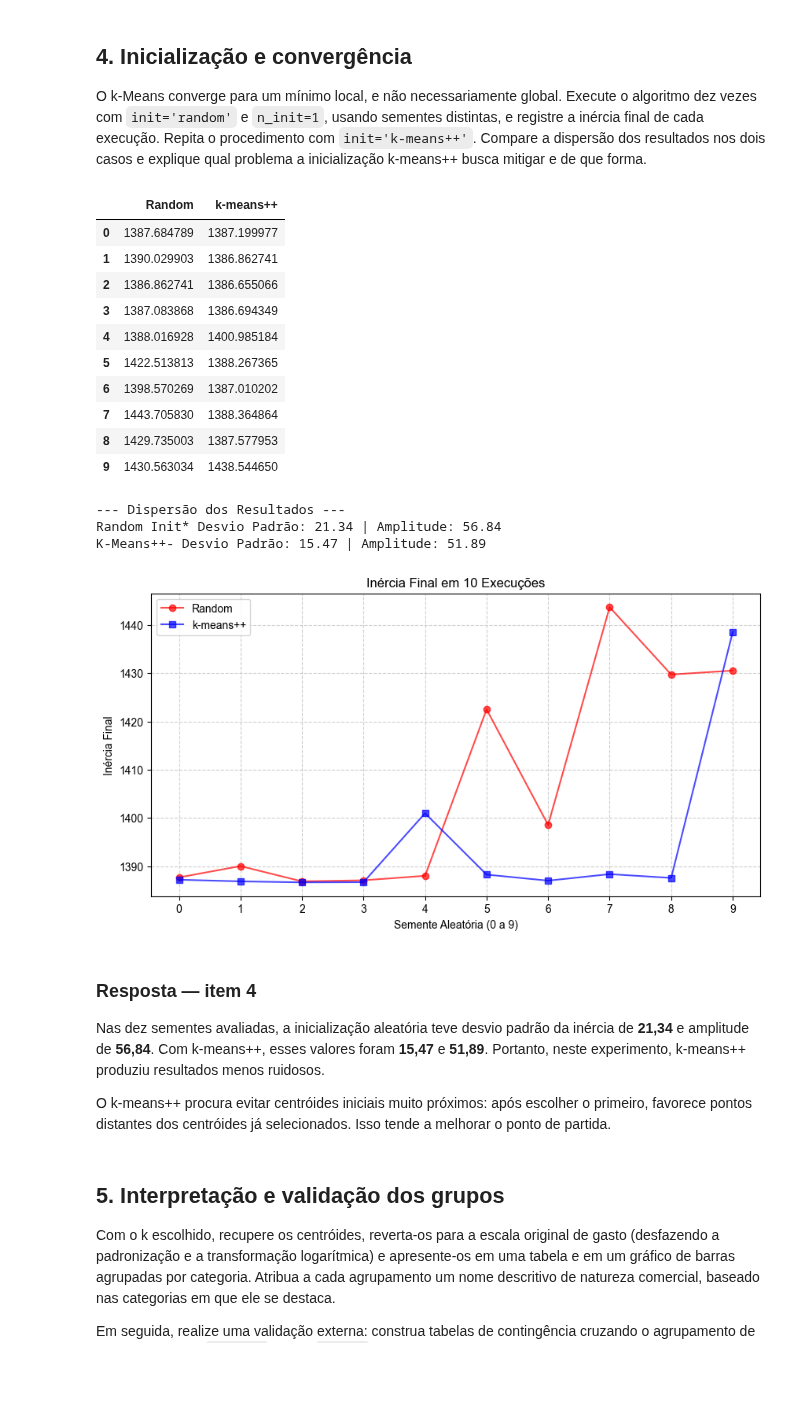
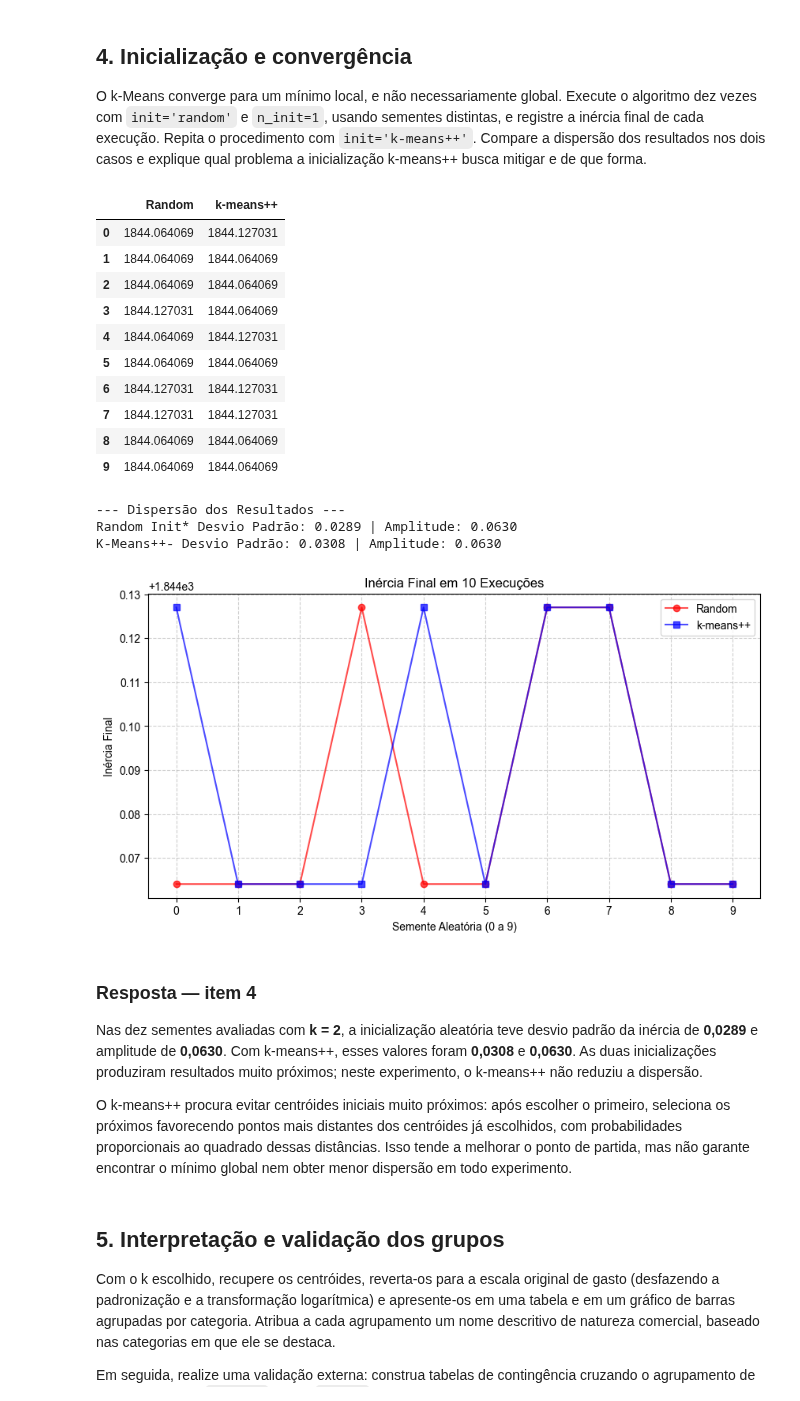
Before and after one commit to DanielNeres/Projeto_Sistemas_Inteligentes, a Jupyter notebook: Unidade_1/problema5.ipynb, the cells around one changed output. Cells and saved outputs as stored; diff of their text form; code cells hidden in the pictures; blank space fills up the shorter version.

```diff
--- a/Unidade_1/problema5.ipynb
+++ b/Unidade_1/problema5.ipynb
@@ -266,13 +266,14 @@ plt.show()
 # %% [output]
 [figure]
 # %%
-modelo_my = KMeans(n_clusters=4, random_state=42, max_iter=100, tol=1e-3, n_init=10)
+k_escolhido = 2
+modelo_my = KMeans(n_clusters=k_escolhido, random_state=42, max_iter=100, tol=1e-3, n_init=10)
 rotulos_my = modelo_my.fit_predict(X_lnha)
 
-print(f"Inércia (myKMeans):     {modelo_my.inertia_:.4f}")
+print(f"Inércia (KMeans):     {modelo_my.inertia_:.4f}")
 print(f"Iterações (melhor execução): {modelo_my.n_iter_}")
 
-print("\nCentróides (ordenados pelo atributo 1):")
-for c in modelo_my.cluster_centers_[np.argsort(modelo_my.cluster_centers_[:, 0])]:
-    print(f"  ({c[0]:+.4f}, {c[1]:+.4f})")
+print(f"Silhueta média: {silhouette_score(X_lnha, rotulos_my):.4f}")
+print("\nCentróides padronizados:")
+display(pd.DataFrame(modelo_my.cluster_centers_, columns=X.columns))
 # %% [output]
@@ -315,7 +317,7 @@ import pandas as pd
 import matplotlib.pyplot as plt
 from sklearn.cluster import KMeans
 
-k_bichao = 4
+k_bichao = k_escolhido
 
 inercias_random = []
 inercias_kmeansMM = []
@@ -323,54 +325,54 @@ inercias_kmeansMM = []
 for semente in range(10):
     kmeans_random = KMeans(n_clusters=k_bichao, init='random', n_init=1, random_state=semente)
     kmeans_random.fit(X_lnha)
     inercias_random.append(kmeans_random.inertia_)
 
     kmeans_pp = KMeans(n_clusters=k_bichao, init='k-means++', n_init=1, random_state=semente)
     kmeans_pp.fit(X_lnha)
     inercias_kmeansMM.append(kmeans_pp.inertia_)
 
 df_comparacao = pd.DataFrame({
     'Random': inercias_random,
     'k-means++': inercias_kmeansMM
 })
 display(df_comparacao)
 
 print("--- Dispersão dos Resultados ---")
-print(f"Random Init* Desvio Padrão: {np.std(inercias_random):.2f} | Amplitude: {np.max(inercias_random) - np.min(inercias_random):.2f}")
-print(f"K-Means++- Desvio Padrão: {np.std(inercias_kmeansMM):.2f} | Amplitude: {np.max(inercias_kmeansMM) - np.min(inercias_kmeansMM):.2f}")
+print(f"Random Init* Desvio Padrão: {np.std(inercias_random):.4f} | Amplitude: {np.max(inercias_random) - np.min(inercias_random):.4f}")
+print(f"K-Means++- Desvio Padrão: {np.std(inercias_kmeansMM):.4f} | Amplitude: {np.max(inercias_kmeansMM) - np.min(inercias_kmeansMM):.4f}")
 
 plt.figure(figsize=(10, 5))
 plt.plot(range(10), inercias_random, marker='o', linestyle='-', label="Random", color='red', alpha=0.7)
 plt.plot(range(10), inercias_kmeansMM, marker='s', linestyle='-', label="k-means++", color='blue', alpha=0.7)
 plt.title('Inércia Final em 10 Execuções')
 plt.xlabel('Semente Aleatória (0 a 9)')
 plt.ylabel('Inércia Final')
 plt.xticks(range(10))
 plt.legend()
 plt.grid(True, linestyle='--', alpha=0.6)
 plt.show()
 # %% [output]
 |  | Random | k-means++ |
-| 0 | 1387.684789 | 1387.199977 |
-| 1 | 1390.029903 | 1386.862741 |
-| 2 | 1386.862741 | 1386.655066 |
-| 3 | 1387.083868 | 1386.694349 |
-| 4 | 1388.016928 | 1400.985184 |
-| 5 | 1422.513813 | 1388.267365 |
-| 6 | 1398.570269 | 1387.010202 |
-| 7 | 1443.705830 | 1388.364864 |
-| 8 | 1429.735003 | 1387.577953 |
-| 9 | 1430.563034 | 1438.544650 |
+| 0 | 1844.064069 | 1844.127031 |
+| 1 | 1844.064069 | 1844.064069 |
+| 2 | 1844.064069 | 1844.064069 |
+| 3 | 1844.127031 | 1844.064069 |
+| 4 | 1844.064069 | 1844.127031 |
+| 5 | 1844.064069 | 1844.064069 |
+| 6 | 1844.127031 | 1844.127031 |
+| 7 | 1844.127031 | 1844.127031 |
+| 8 | 1844.064069 | 1844.064069 |
+| 9 | 1844.064069 | 1844.064069 |
 --- Dispersão dos Resultados ---
-Random Init* Desvio Padrão: 21.34 | Amplitude: 56.84
-K-Means++- Desvio Padrão: 15.47 | Amplitude: 51.89
+Random Init* Desvio Padrão: 0.0289 | Amplitude: 0.0630
+K-Means++- Desvio Padrão: 0.0308 | Amplitude: 0.0630
-[figure, old version]
+[figure, new version]
 # %% [markdown]
 ### Resposta — item 4
 
-Nas dez sementes avaliadas, a inicialização aleatória teve desvio padrão da inércia de **21,34** e amplitude de **56,84**. Com k-means++, esses valores foram **15,47** e **51,89**. Portanto, neste experimento, k-means++ produziu resultados menos ruidosos.
+Nas dez sementes avaliadas com **k = 2**, a inicialização aleatória teve desvio padrão da inércia de **0,0289** e amplitude de **0,0630**. Com k-means++, esses valores foram **0,0308** e **0,0630**. As duas inicializações produziram resultados muito próximos; neste experimento, o k-means++ não reduziu a dispersão.
 
-O k-means++ procura evitar centróides iniciais muito próximos: após escolher o primeiro, favorece pontos distantes dos centróides já selecionados. Isso tende a melhorar o ponto de partida.
+O k-means++ procura evitar centróides iniciais muito próximos: após escolher o primeiro, seleciona os próximos favorecendo pontos mais distantes dos centróides já escolhidos, com probabilidades proporcionais ao quadrado dessas distâncias. Isso tende a melhorar o ponto de partida, mas não garante encontrar o mínimo global nem obter menor dispersão em todo experimento.
 # %% [markdown]
 ## 5. Interpretação e validação dos grupos
 
```
Also changed, not shown: parts of 9 cells of this notebook.
